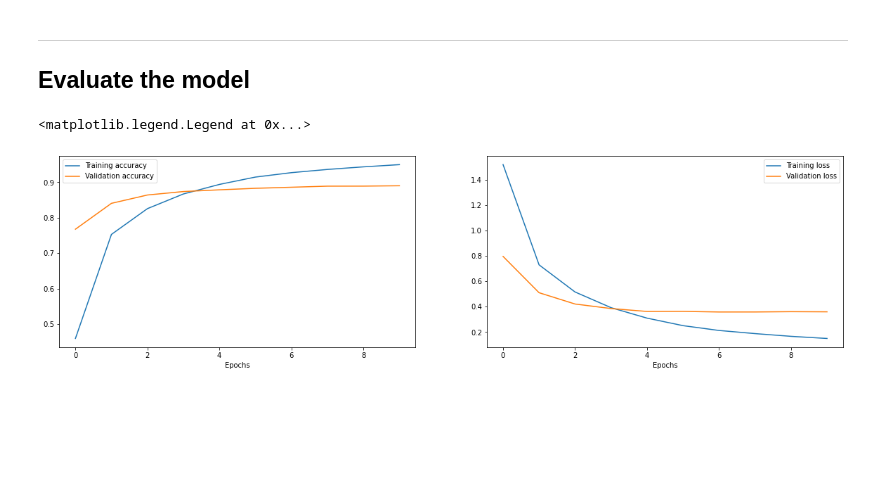
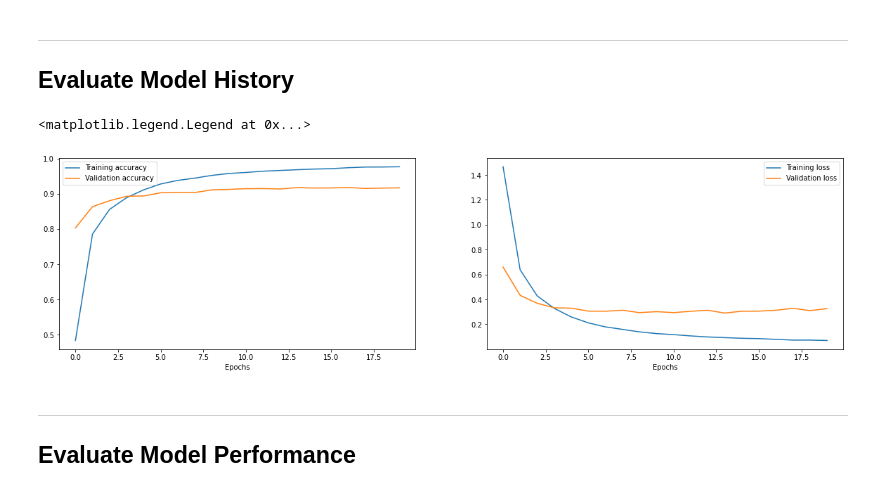
Before and after one commit to T-Visor/captcha-tensorflow, a Jupyter notebook: notebooks/experimental-results.ipynb, the cells around one changed output. Cells and saved outputs as stored; diff of their text form; code cells hidden in the pictures; blank space fills up the shorter version.

Commit message:
modified experimental results notebook for recognizing heterogeneous CAPTCHA datasets

```diff
--- a/notebooks/experimental-results.ipynb
+++ b/notebooks/experimental-results.ipynb
@@ -94,3 +38,3 @@ Epoch 10/10
 # %% [markdown]
 ---
-## Evaluate the model
+## Evaluate Model History
@@ -99,23 +41,24 @@ os.chdir('..')
 # %%
-import pickle
-
 # Open serialized training history data for VGG-16 model.
-with open(r'captcha-solver-history', "rb") as input_file:
+with open(r'heterogeneous-solver-history', "rb") as input_file:
             history = pickle.load(input_file, encoding='bytes')
 # %%
 # Plot the training history.
-figure, axes = plt.subplots(1, 2, figsize=(20, 5))
+figure, axes = pyplot.subplots(1, 2, figsize=(20, 5))
 
 axes[0].plot(history['accuracy'], label='Training accuracy')
 axes[0].plot(history['val_accuracy'], label='Validation accuracy')
 axes[0].set_xlabel('Epochs')
 axes[0].legend()
 
 axes[1].plot(history['loss'], label='Training loss')
 axes[1].plot(history['val_loss'], label='Validation loss')
 axes[1].set_xlabel('Epochs')
 axes[1].legend()
 # %% [output]
 <matplotlib.legend.Legend at 0x...>
-[figure, old version]
+[figure, new version]
+# %% [markdown]
+---
+## Evaluate Model Performance
 # %%
```
Also changed, not shown: parts of 29 cells of this notebook.
